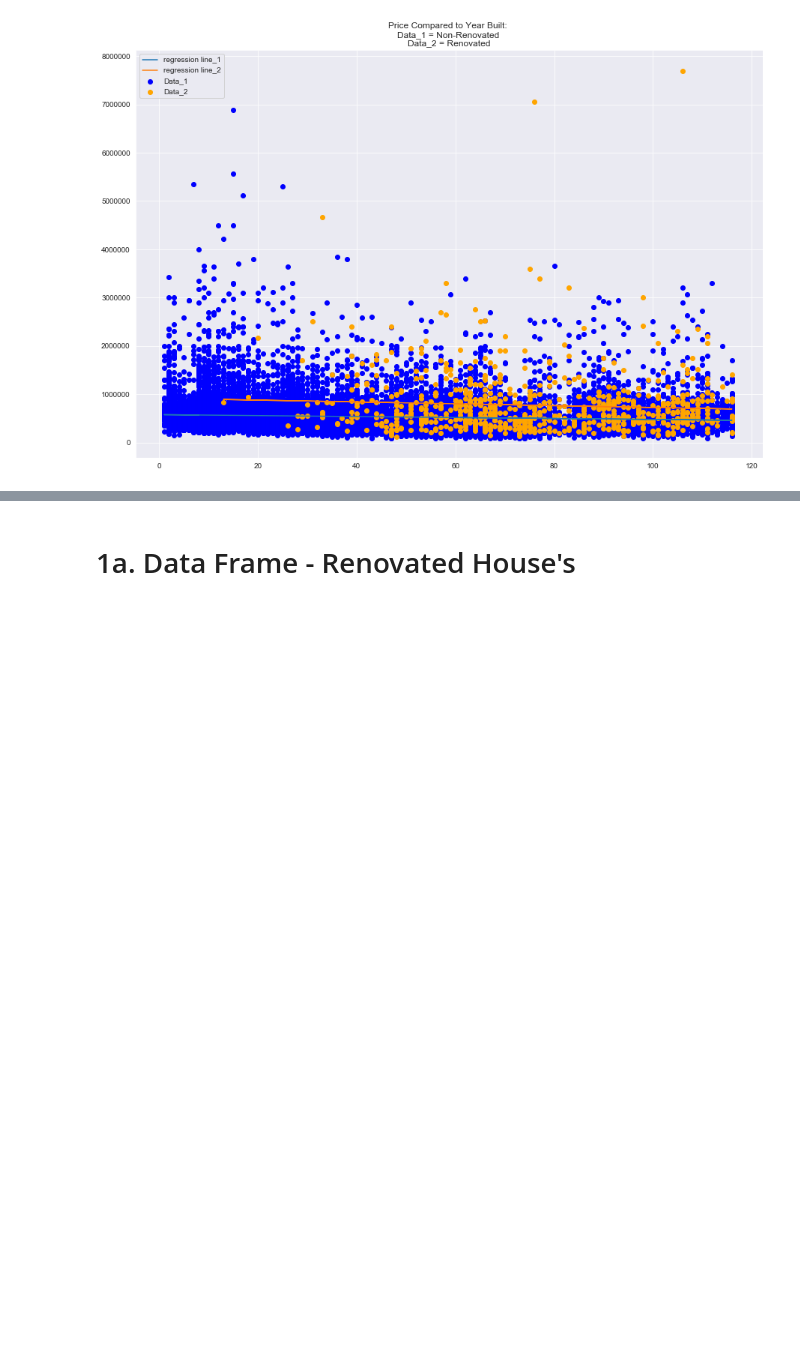
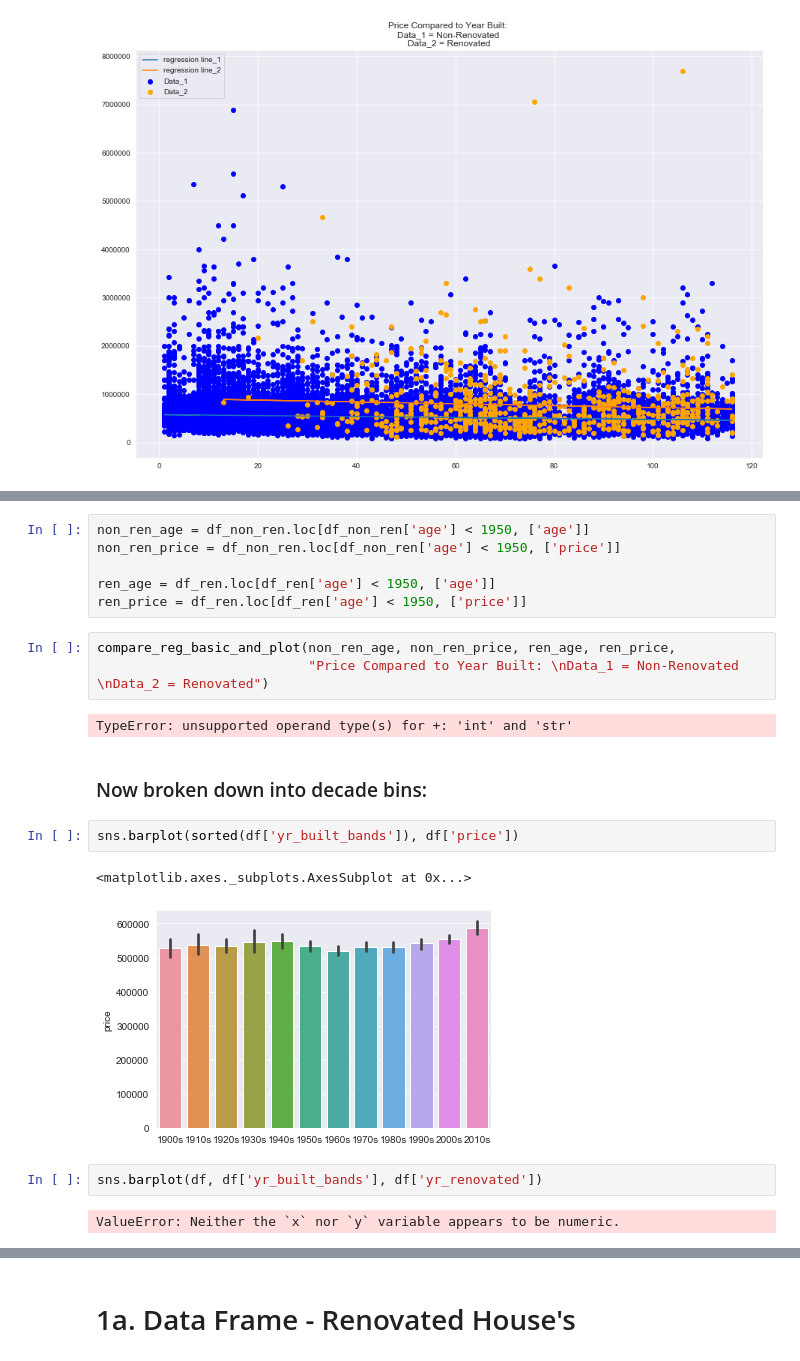
Before and after one commit to BanjiAjayi/Project1, a Jupyter notebook: Matt/Work Book 2.ipynb, the cells around one changed output, grey strips where cells are left out. Saved outputs shown, nothing was run; the diff lists cells and outputs as text; blank space fills up the shorter version.

```diff
--- a/Matt/Work Book 2.ipynb
+++ b/Matt/Work Book 2.ipynb
@@ -397,0 +393,22 @@ No handles with labels found to put in legend.
+# %%
+non_ren_age = df_non_ren.loc[df_non_ren['age'] < 1950, ['age']]
+non_ren_price = df_non_ren.loc[df_non_ren['age'] < 1950, ['price']]
+
+ren_age = df_ren.loc[df_ren['age'] < 1950, ['age']]
+ren_price = df_ren.loc[df_ren['age'] < 1950, ['price']]
+# %%
+compare_reg_basic_and_plot(non_ren_age, non_ren_price, ren_age, ren_price,
+                           "Price Compared to Year Built: \nData_1 = Non-Renovated \nData_2 = Renovated")
+# %% [output]
+TypeError: unsupported operand type(s) for +: 'int' and 'str'
+# %% [markdown]
+### Now broken down into decade bins:
+# %%
+sns.barplot(sorted(df['yr_built_bands']), df['price'])
+# %% [output]
+<matplotlib.axes._subplots.AxesSubplot at 0x...>
+[figure, added]
+# %%
+sns.barplot(df, df['yr_built_bands'], df['yr_renovated'])
+# %% [output]
+ValueError: Neither the `x` nor `y` variable appears to be numeric.
```
Also changed, not shown: parts of 13 cells of this notebook.
